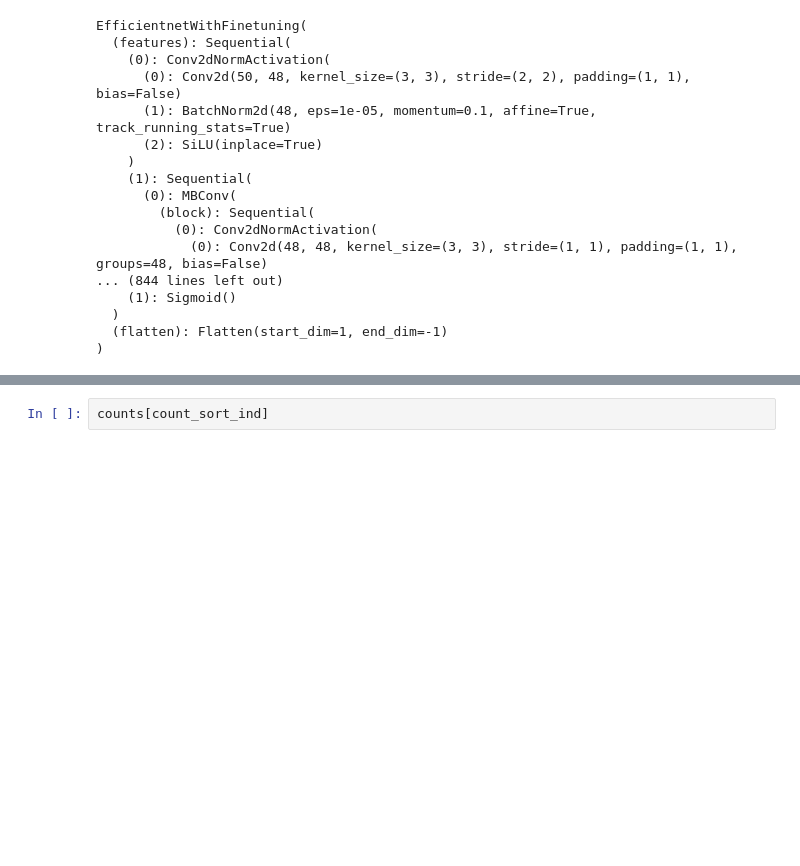
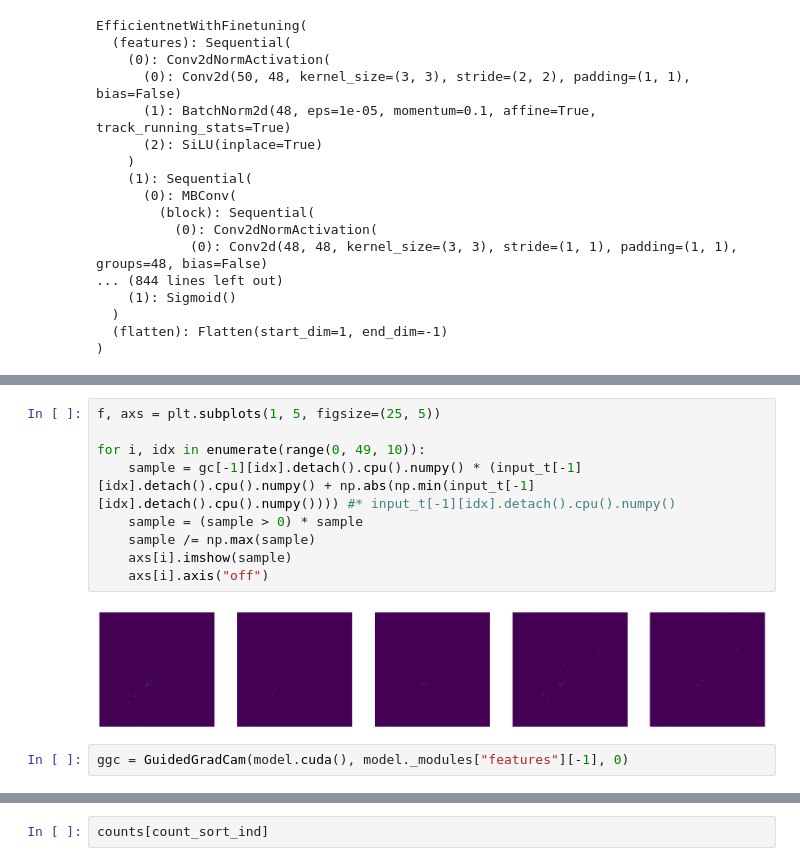
Before and after one commit to bionetslab/xml_melc_melanoma, a Jupyter notebook: model/GradCam.ipynb, the cells around one changed output, grey strips where cells are left out. Saved outputs shown, nothing was run; the diff lists cells and outputs as text; blank space fills up the shorter version.

```diff
--- a/model/GradCam.ipynb
+++ b/model/GradCam.ipynb
@@ -65,0 +91,13 @@ len(vdata)
+# %%
+f, axs = plt.subplots(1, 5, figsize=(25, 5))
+
+for i, idx in enumerate(range(0, 49, 10)):
+    sample = gc[-1][idx].detach().cpu().numpy() * (input_t[-1][idx].detach().cpu().numpy() + np.abs(np.min(input_t[-1][idx].detach().cpu().numpy()))) #* input_t[-1][idx].detach().cpu().numpy()
+    sample = (sample > 0) * sample
+    sample /= np.max(sample)
+    axs[i].imshow(sample)
+    axs[i].axis("off")
+# %% [output]
+[figure, added]
+# %%
+ggc = GuidedGradCam(model.cuda(), model._modules["features"][-1], 0)
```
Also changed, not shown: parts of 29 cells of this notebook, 9 other files.
